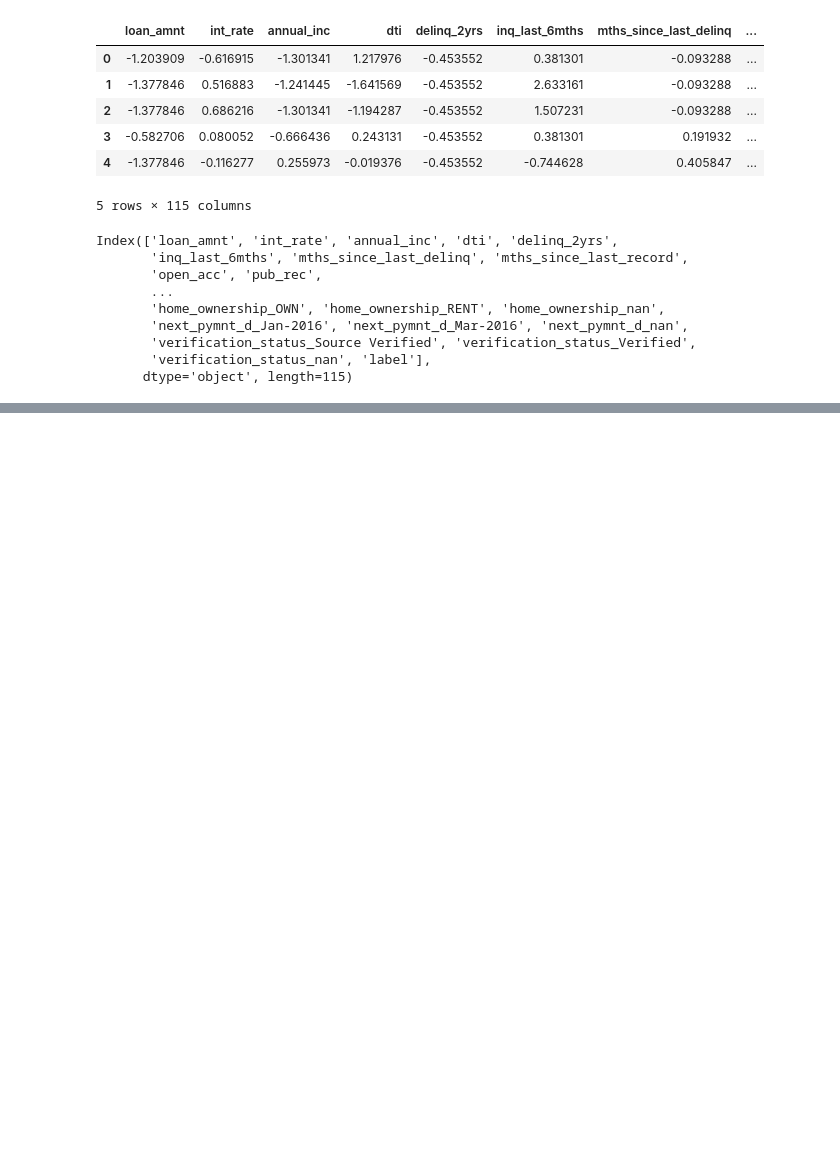
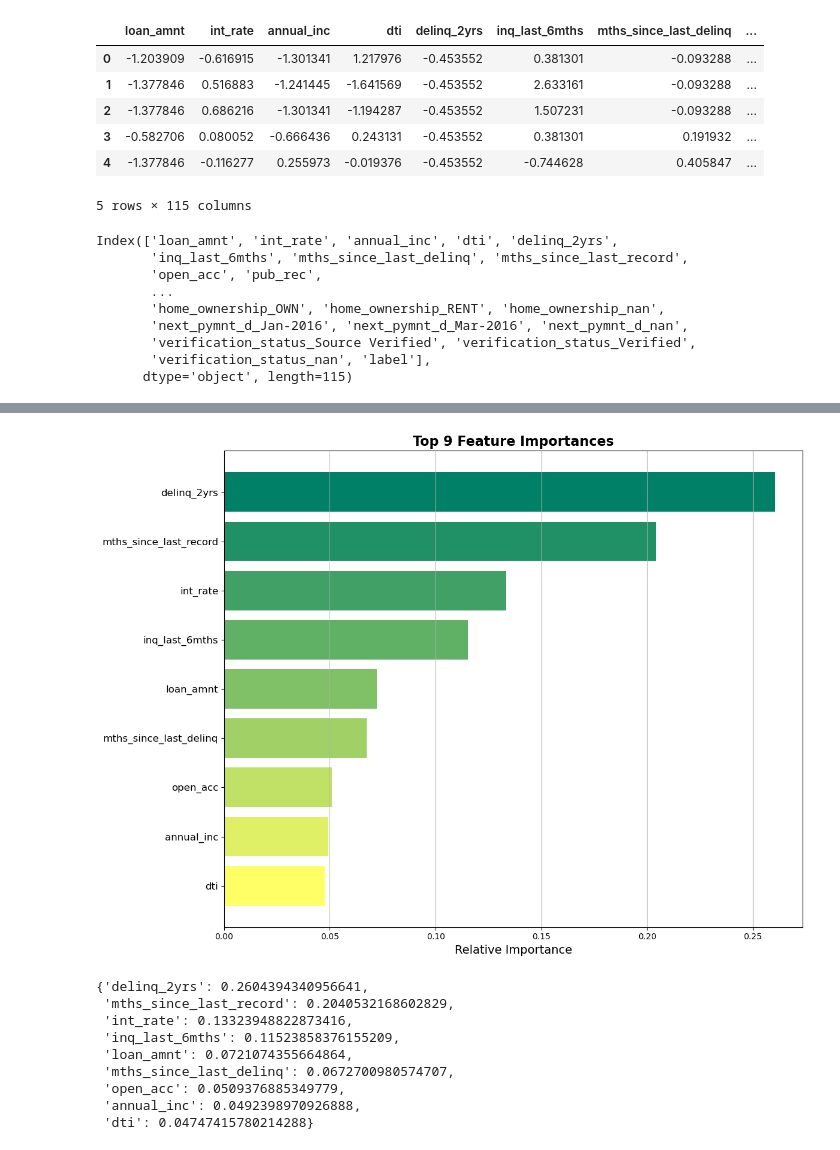
Before and after one commit to xzhou110/lending_club_loans_default_prediction, a Jupyter notebook: 02. modeling_new.ipynb, the cells around one changed output, grey strips where cells are left out. Saved outputs shown, nothing was run; the diff lists cells and outputs as text; code cells hidden in the pictures; blank space fills up the shorter version.

Commit message:
Updated logic for plot top n features

```diff
--- a/02. modeling_new.ipynb
+++ b/02. modeling_new.ipynb
@@ -72,2 +100,16 @@ best_model = cm.run_classification_models(X_train=X_train[selected_features],
 # %%
-cm.plot_top_n_features(best_model, X_train.columns, 10)
+cm.plot_top_n_features(model=best_model,
+                       feature_names=X_train.columns,
+                       selected_features=selected_features,
+                       n=10)
+# %% [output]
+[figure, added]
+{'delinq_2yrs': 0.2604394340956641,
+ 'mths_since_last_record': 0.2040532168602829,
+ 'int_rate': 0.13323948822873416,
+ 'inq_last_6mths': 0.11523858376155209,
+ 'loan_amnt': 0.0721074355664864,
+ 'mths_since_last_delinq': 0.0672700980574707,
+ 'open_acc': 0.0509376885349779,
+ 'annual_inc': 0.0492398970926888,
+ 'dti': 0.04747415780214288}
```
Also changed, not shown: parts of 2 cells of this notebook, 1 other file.
